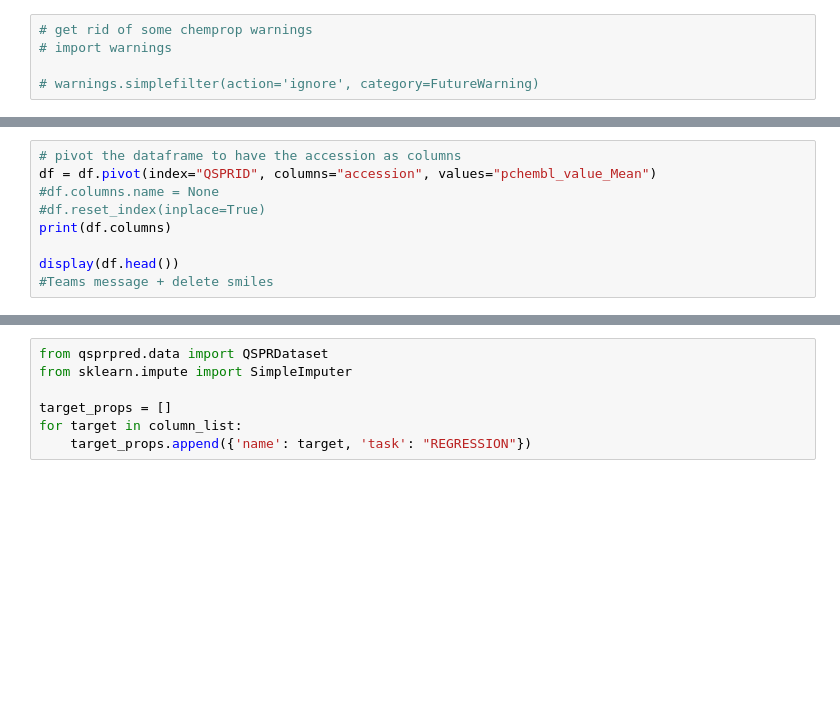
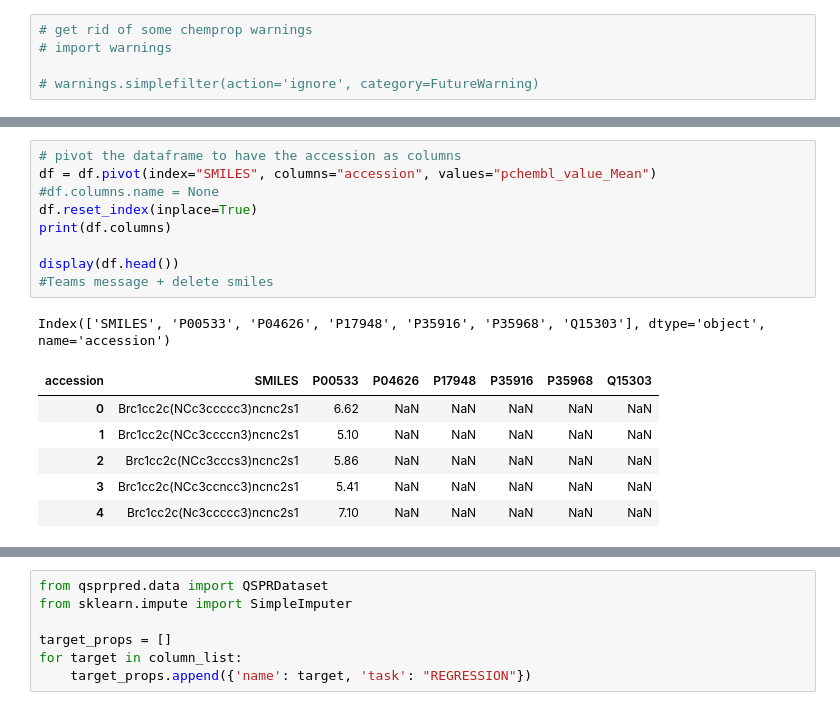
Before and after one commit to thijmenwroos/ppk, a Jupyter notebook: test_kin/chemprop_mt.ipynb, the cells around one changed output, grey strips where cells are left out. Drawn from its saved outputs; the diff is of its cells as text; blank space fills up the shorter version.

```diff
--- a/test_kin/chemprop_mt.ipynb
+++ b/test_kin/chemprop_mt.ipynb
@@ -15,12 +23,20 @@ display(df.head())
 # %%
 # pivot the dataframe to have the accession as columns
-df = df.pivot(index="QSPRID", columns="accession", values="pchembl_value_Mean")
+df = df.pivot(index="SMILES", columns="accession", values="pchembl_value_Mean")
 #df.columns.name = None
-#df.reset_index(inplace=True)
+df.reset_index(inplace=True)
 print(df.columns)
 
 display(df.head())
 #Teams message + delete smiles
+# %% [output]
+Index(['SMILES', 'P00533', 'P04626', 'P17948', 'P35916', 'P35968', 'Q15303'], dtype='object', name='accession')
+| accession | SMILES | P00533 | P04626 | P17948 | P35916 | P35968 | Q15303 |
+| 0 | Brc1cc2c(NCc3ccccc3)ncnc2s1 | 6.62 | NaN | NaN | NaN | NaN | NaN |
+| 1 | Brc1cc2c(NCc3ccccn3)ncnc2s1 | 5.10 | NaN | NaN | NaN | NaN | NaN |
+| 2 | Brc1cc2c(NCc3cccs3)ncnc2s1 | 5.86 | NaN | NaN | NaN | NaN | NaN |
+| 3 | Brc1cc2c(NCc3ccncc3)ncnc2s1 | 5.41 | NaN | NaN | NaN | NaN | NaN |
+| 4 | Brc1cc2c(Nc3ccccc3)ncnc2s1 | 7.10 | NaN | NaN | NaN | NaN | NaN |
 # %%
 column_list = list(df.columns)
 print (column_list)
```
Also changed, not shown: parts of 8 cells of this notebook, 10 other files.
